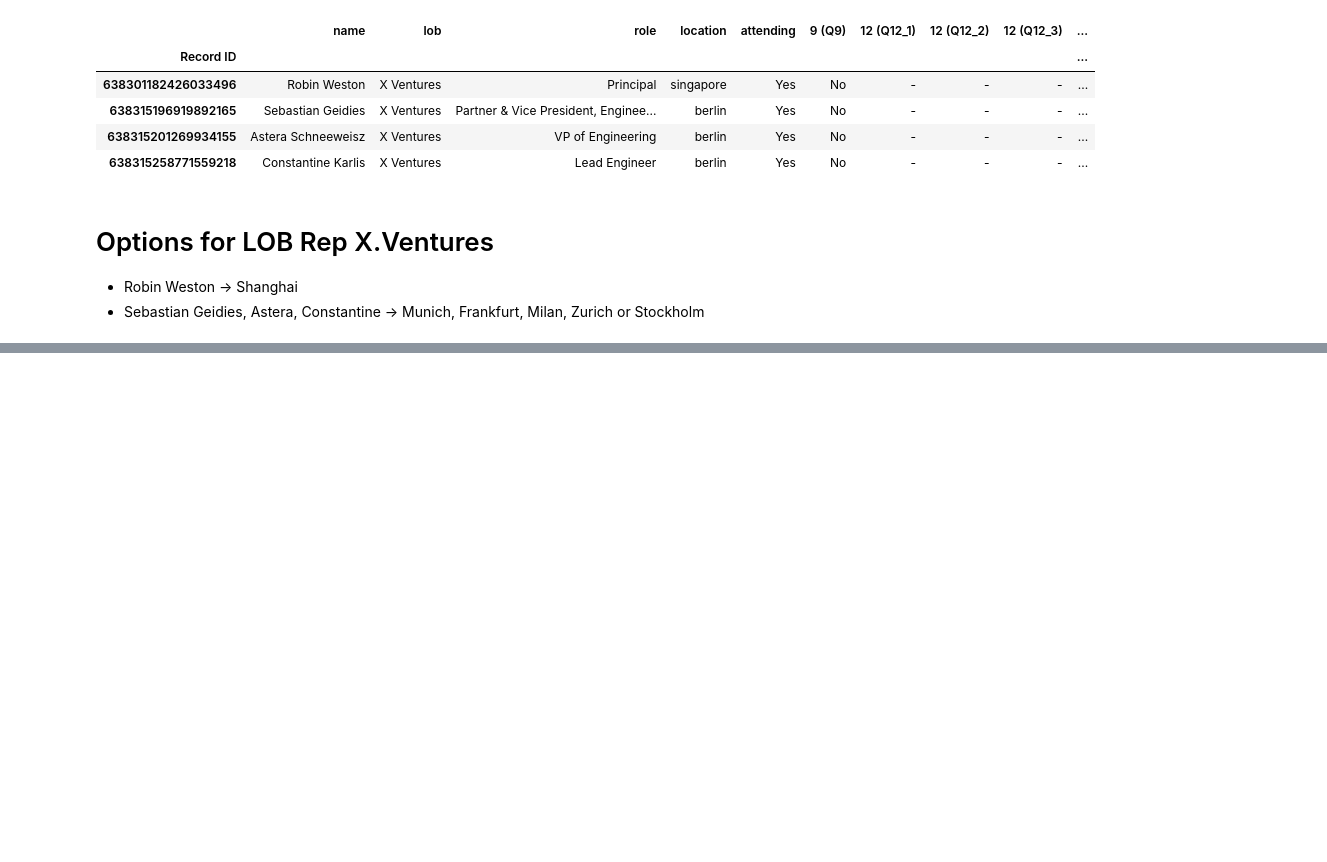
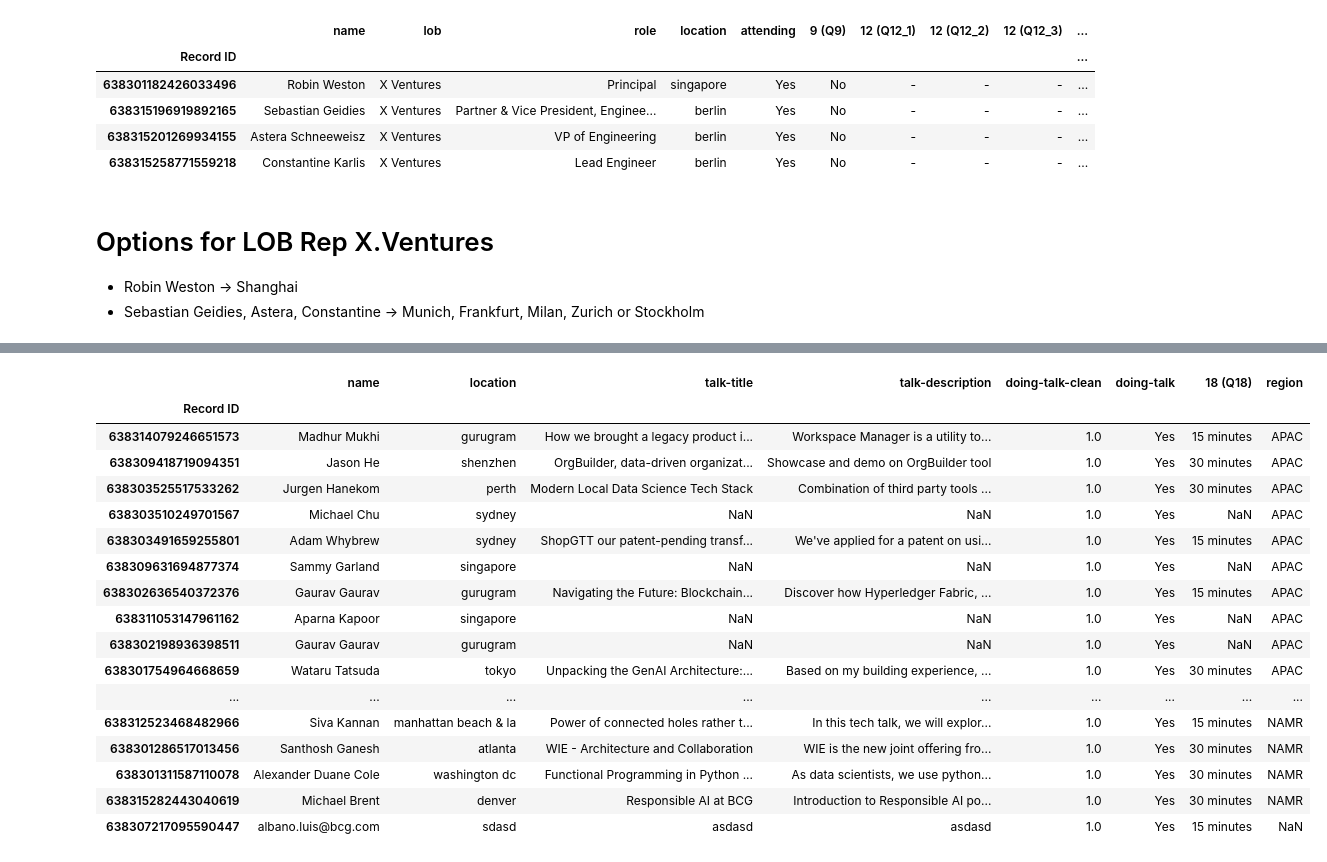
Before and after one commit to kristinageorgieva-bcg/hive-2023, a Jupyter notebook: Hive.ipynb, the cells around one changed output, grey strips where cells are left out. Saved outputs shown, nothing was run; the diff lists cells and outputs as text; code cells hidden in the pictures; blank space fills up the shorter version.

Commit message:
add first bit of talk analysis

```diff
--- a/Hive.ipynb
+++ b/Hive.ipynb
@@ -396,3 +396,91 @@ travel_lob_rep_ventures[['name', 'lob', 'location', 'destination', 'estimated_tr
 | 638315196919892165 | Sebastian Geidies | X Ventures | berlin | munich | 496 | NaN |
 | 638315201269934155 | Astera Schneeweisz | X Ventures | berlin | frankfurt | 390 | NaN |
 | 638315258771559218 | Constantine Karlis | X Ventures | berlin | stockholm | 350 | 1.0 |
+# %%
+talks = survey_raw[['name', 'location', 'talk-title', 'talk-description', 'doing-talk-clean', 'doing-talk', '18 (Q18) ']]
+talks = talks[talks['doing-talk-clean'] == 1]
+
+# Define a dictionary to map cities to regions
+city_to_region = {
+    'amsterdam': 'EMESA',
+    'atlanta': 'NAMR',
+    'austin': 'NAMR',
+    'barcelona': 'EMESA',
+    'bek': 'EMESA',
+    'bengaluru': 'APAC',
+    'berlin': 'EMESA',
+    'bogota': 'NAMR',
+    'boston': 'NAMR',
+    'brooklyn': 'NAMR',
+    'brussels': 'EMESA',
+    'casablanca': 'EMESA',
+    'chicago': 'NAMR',
+    'cologne': 'EMESA',
+    'copenhagen': 'EMESA',
+    'dallas': 'NAMR',
+    'denver': 'NAMR',
+    'dusseldorf': 'EMESA',
+    'frankfurt': 'EMESA',
+    'gurugram': 'APAC',
+    'helsinki': 'EMESA',
+    'houston': 'NAMR',
+    'india': 'APAC',
+    'johannesburg': 'EMESA',
+    'london': 'EMESA',
+    'madrid': 'EMESA',
+    'manhattan beach & la': 'NAMR',
+    'melbourne': 'APAC',
+    'miami': 'NAMR',
+    'milan': 'EMESA',
+    'mumbai': 'APAC',
+    'munich': 'EMESA',
+    'new delhi': 'APAC',
+    'new jersey': 'NAMR',
+    'new york': 'NAMR',
+    'nyc': 'NAMR',
+    'oslo': 'EMESA',
+    'paris': 'EMESA',
+    'perth': 'APAC',
+    'pittsburgh': 'NAMR',
+    'rio de janeiro': 'NAMR',
+    'san francisco': 'NAMR',
+    'santiago': 'NAMR',
+    'sao paulo': 'NAMR',
+    'seattle': 'NAMR',
+    'seoul': 'APAC',
+    'shanghai': 'APAC',
+    'shenzhen': 'APAC',
+    'silicon valley': 'NAMR',
+    'singapore': 'APAC',
+    'stockholm': 'EMESA',
+    'sydney': 'APAC',
+    'tokyo': 'APAC',
+    'toronto': 'NAMR',
+    'vienna': 'EMESA',
+    'warsaw': 'EMESA',
+    'washington dc': 'NAMR',
+    'zurich': 'EMESA'
+}
+
+talks['region'] = talks['location'].map(city_to_region)
+
+talks.sort_values(by=['region'])
+# %% [output]
+|  | name | location | talk-title | talk-description | doing-talk-clean | doing-talk | 18 (Q18) | region |
+| Record ID |  |  |  |  |  |  |  |  |
+| 638314079246651573 | Madhur Mukhi | gurugram | How we brought a legacy product i... | Workspace Manager is a utility to... | 1.0 | Yes | 15 minutes | APAC |
+| 638309418719094351 | Jason He | shenzhen | OrgBuilder, data-driven organizat... | Showcase and demo on OrgBuilder tool | 1.0 | Yes | 30 minutes | APAC |
+| 638303525517533262 | Jurgen Hanekom | perth | Modern Local Data Science Tech Stack | Combination of third party tools ... | 1.0 | Yes | 30 minutes | APAC |
+| 638303510249701567 | Michael Chu | sydney | NaN | NaN | 1.0 | Yes | NaN | APAC |
+| 638303491659255801 | Adam Whybrew | sydney | ShopGTT our patent-pending transf... | We've applied for a patent on usi... | 1.0 | Yes | 15 minutes | APAC |
+| 638309631694877374 | Sammy Garland | singapore | NaN | NaN | 1.0 | Yes | NaN | APAC |
+| 638302636540372376 | Gaurav Gaurav | gurugram | Navigating the Future: Blockchain... | Discover how Hyperledger Fabric, ... | 1.0 | Yes | 15 minutes | APAC |
+| 638311053147961162 | Aparna Kapoor | singapore | NaN | NaN | 1.0 | Yes | NaN | APAC |
+| 638302198936398511 | Gaurav Gaurav | gurugram | NaN | NaN | 1.0 | Yes | NaN | APAC |
+| 638301754964668659 | Wataru Tatsuda | tokyo | Unpacking the GenAI Architecture:... | Based on my building experience, ... | 1.0 | Yes | 30 minutes | APAC |
+| ... | ... | ... | ... | ... | ... | ... | ... | ... |
+| 638312523468482966 | Siva Kannan | manhattan beach & la | Power of connected holes rather t... | In this tech talk, we will explor... | 1.0 | Yes | 15 minutes | NAMR |
+| 638301286517013456 | Santhosh Ganesh | atlanta | WIE - Architecture and Collaboration | WIE is the new joint offering fro... | 1.0 | Yes | 30 minutes | NAMR |
+| 638301311587110078 | Alexander Duane Cole | washington dc | Functional Programming in Python ... | As data scientists, we use python... | 1.0 | Yes | 30 minutes | NAMR |
+| 638315282443040619 | Michael Brent | denver | Responsible AI at BCG | Introduction to Responsible AI po... | 1.0 | Yes | 30 minutes | NAMR |
+| 638307217095590447 | albano.luis@bcg.com | sdasd | asdasd | asdasd | 1.0 | Yes | 15 minutes | NaN |
```
Also changed, not shown: parts of 1 cell of this notebook.
